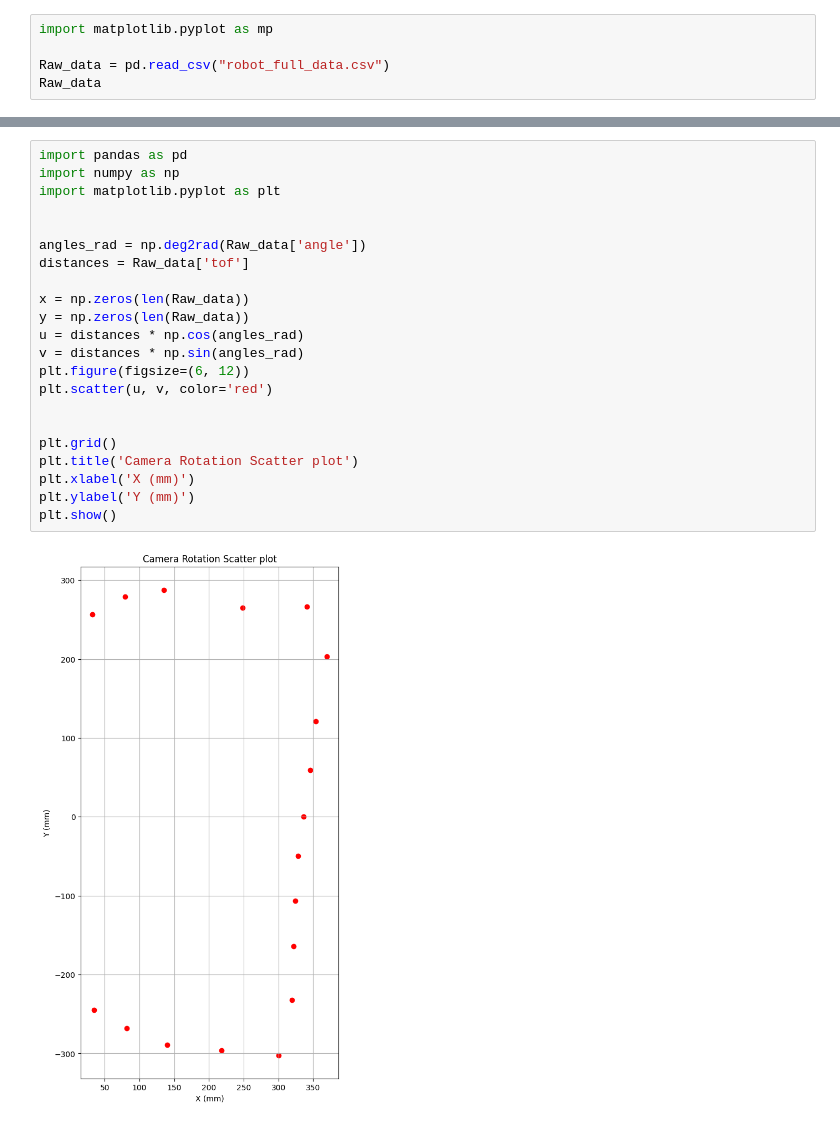
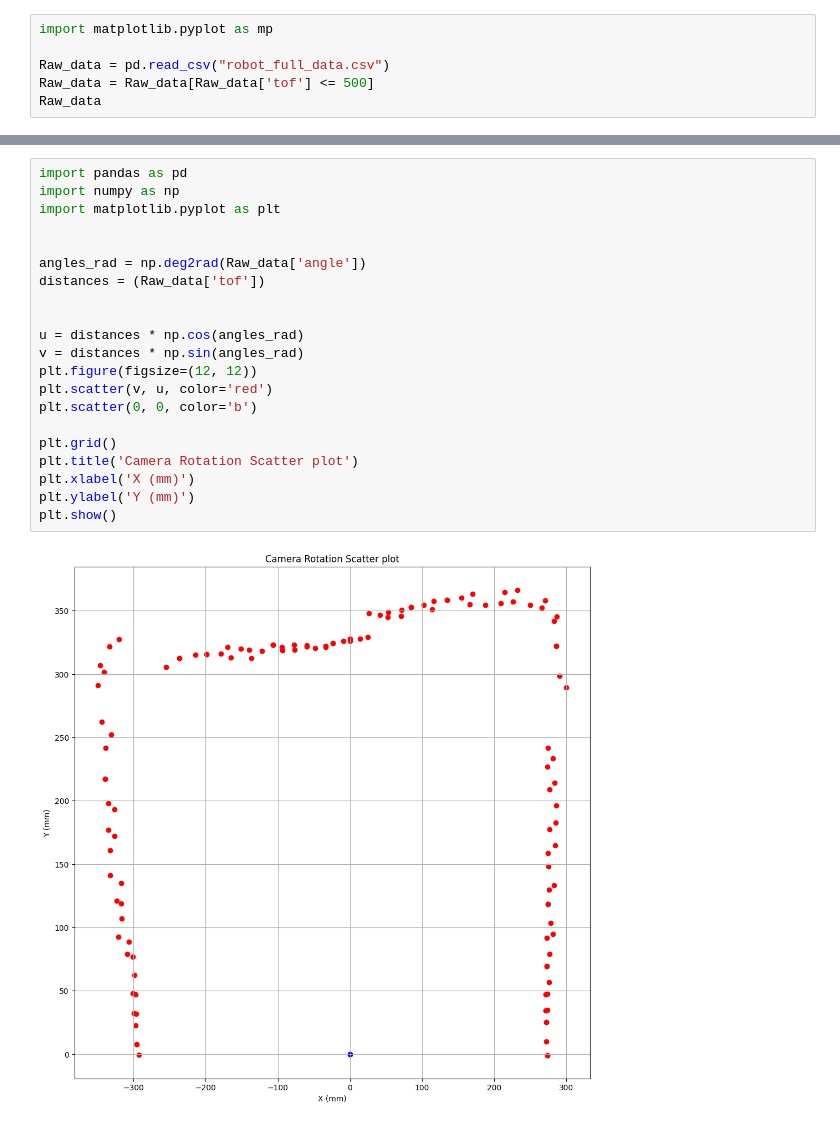
Before and after one commit to Klong1212/Robotmaster, a Jupyter notebook: lidar.ipynb, the cells around one changed output, grey strips where cells are left out. Saved outputs shown, nothing was run; the diff lists cells and outputs as text.

```diff
--- a/lidar.ipynb
+++ b/lidar.ipynb
@@ -89,5 +89,6 @@ Data saved to robot_full_data.csv successfully.
 import matplotlib.pyplot as mp
 
 Raw_data = pd.read_csv("robot_full_data.csv")
+Raw_data = Raw_data[Raw_data['tof'] <= 500]
 Raw_data
 # %% [output]
@@ -111,24 +108,23 @@ Raw_data
 # %%
 import pandas as pd
 import numpy as np
 import matplotlib.pyplot as plt
 
 
 angles_rad = np.deg2rad(Raw_data['angle'])
-distances = Raw_data['tof']
+distances = (Raw_data['tof'])
 
-x = np.zeros(len(Raw_data))
-y = np.zeros(len(Raw_data))
+
 u = distances * np.cos(angles_rad)
 v = distances * np.sin(angles_rad)
-plt.figure(figsize=(6, 12))
-plt.scatter(u, v, color='red')
-
+plt.figure(figsize=(12, 12))
+plt.scatter(v, u, color='red')
+plt.scatter(0, 0, color='b')
 
 plt.grid()
 plt.title('Camera Rotation Scatter plot')
 plt.xlabel('X (mm)')
 plt.ylabel('Y (mm)')
 plt.show()
 # %% [output]
-[figure, old version]
+[figure, new version]
```
Also changed, not shown: parts of 2 cells of this notebook, 1 other file.
